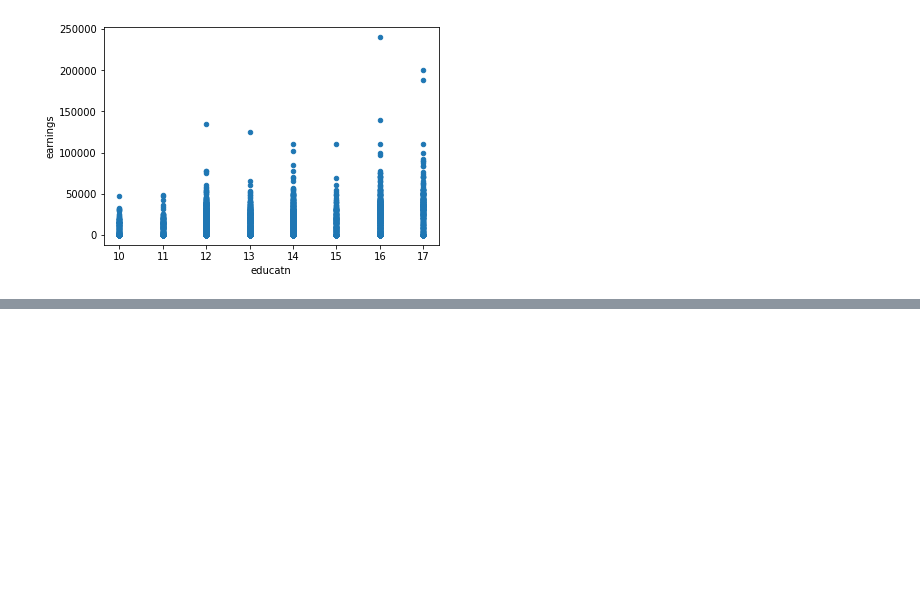
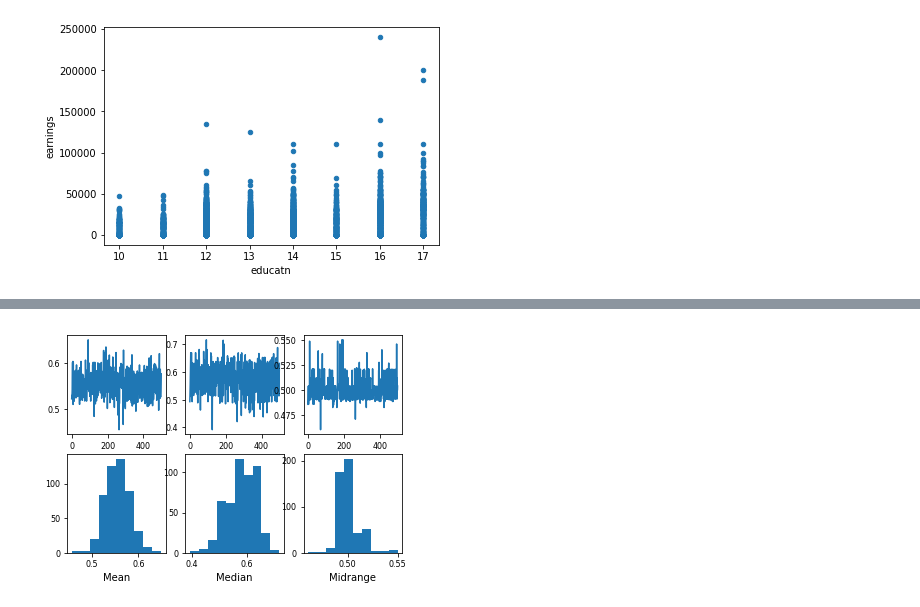
Before and after one commit to HashanAbeysinghe/data-science-assignment-1, a Jupyter notebook: AssignmentPart1.ipynb, the cells around one changed output, grey strips where cells are left out. Cells and saved outputs as stored; diff of their text form; code cells hidden in the pictures; blank space fills up the shorter version.

```diff
--- a/AssignmentPart1.ipynb
+++ b/AssignmentPart1.ipynb
@@ -133,0 +147,8 @@ plt.show()
+# %%
+marriedData = data[data.married=='married']
+unmarriedData = data[data.married!='married']
+
+s = pd.Series(np.random.uniform(size=100))
+fig = pd.plotting.bootstrap_plot(s)
+# %% [output]
+[figure, added]
```
Also changed, not shown: parts of 4 cells of this notebook.
